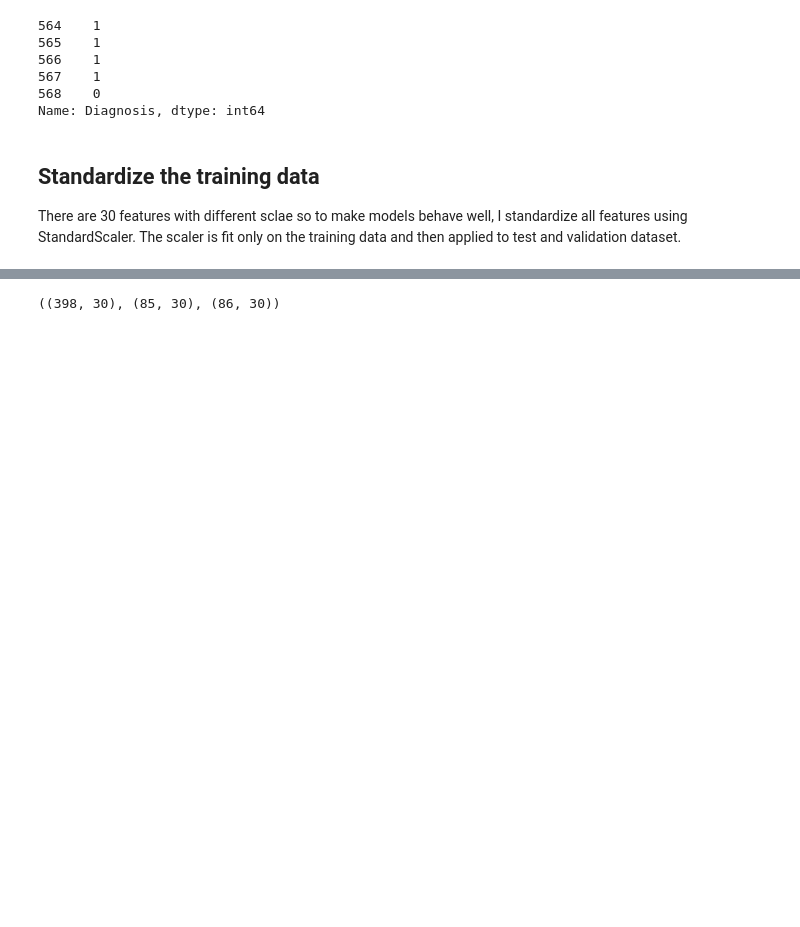
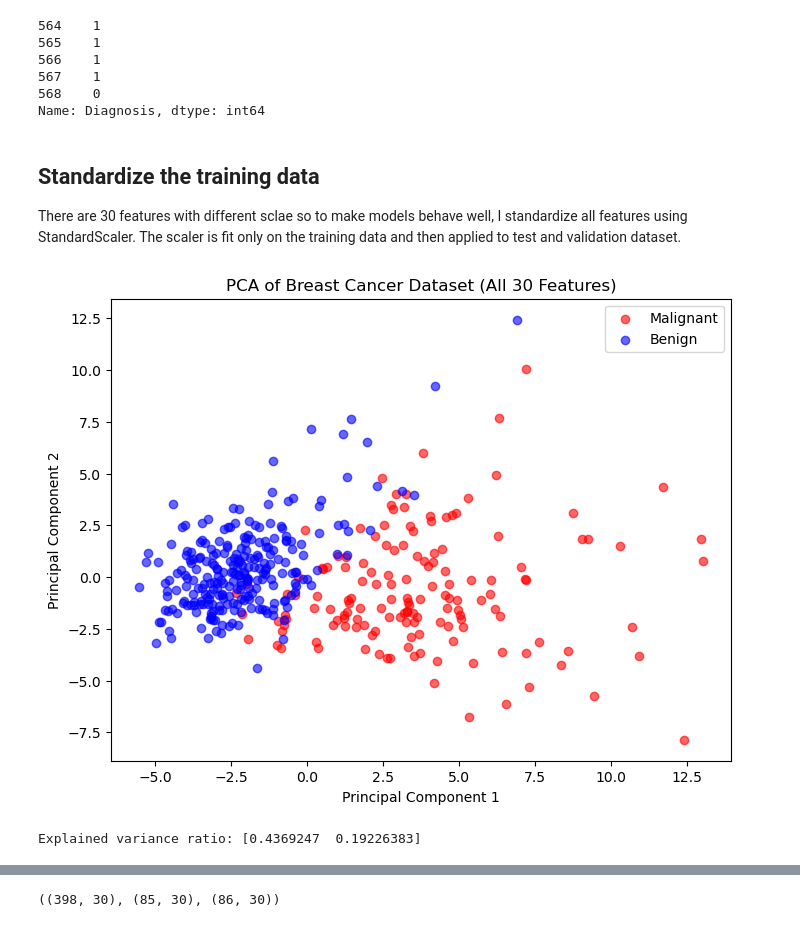
Before and after one commit to QMay17/CS171-Machine-Learning-Project, a Jupyter notebook: notebooks/tnz_data_preprocessing.ipynb, the cells around one changed output, grey strips where cells are left out. Drawn from its saved outputs; the diff is of its cells as text; code cells hidden in the pictures; blank space fills up the shorter version.

```diff
--- a/notebooks/tnz_data_preprocessing.ipynb
+++ b/notebooks/tnz_data_preprocessing.ipynb
@@ -103,6 +104,37 @@ There are 30 features with different sclae so to make models behave well, I stan
 # %%
 scaler = StandardScaler()
 X_train_stan = scaler.fit_transform(X_train)
 
-X_val_stan = scaler.transform(X_val)
-X_test_stan = scaler.transform(X_test)
+X_scaled = X_train_stan
+
+
+pca = PCA(n_components=2)
+components = pca.fit_transform(X_scaled)
+
+
+pca_df = pd.DataFrame(data=components, columns=['PC1', 'PC2'])
+pca_df['Diagnosis'] = y_train.values
+
+
+plt.figure(figsize=(8,6))
+plt.scatter(
+    pca_df[pca_df['Diagnosis'] == 1]['PC1'],
+    pca_df[pca_df['Diagnosis'] == 1]['PC2'],
+    c='red', label='Malignant', alpha=0.6
+)
+plt.scatter(
+    pca_df[pca_df['Diagnosis'] == 0]['PC1'],
+    pca_df[pca_df['Diagnosis'] == 0]['PC2'],
+    c='blue', label='Benign', alpha=0.6
+)
+
+plt.xlabel("Principal Component 1")
+plt.ylabel("Principal Component 2")
+plt.title("PCA of Breast Cancer Dataset (All 30 Features)")
+plt.legend()
+plt.show()
+
+print("Explained variance ratio:", pca.explained_variance_ratio_)
+# %% [output]
+[figure, added]
+Explained variance ratio: [0.4369247  0.19226383]
```
Also changed, not shown: parts of 3 cells of this notebook, 1 other file.
